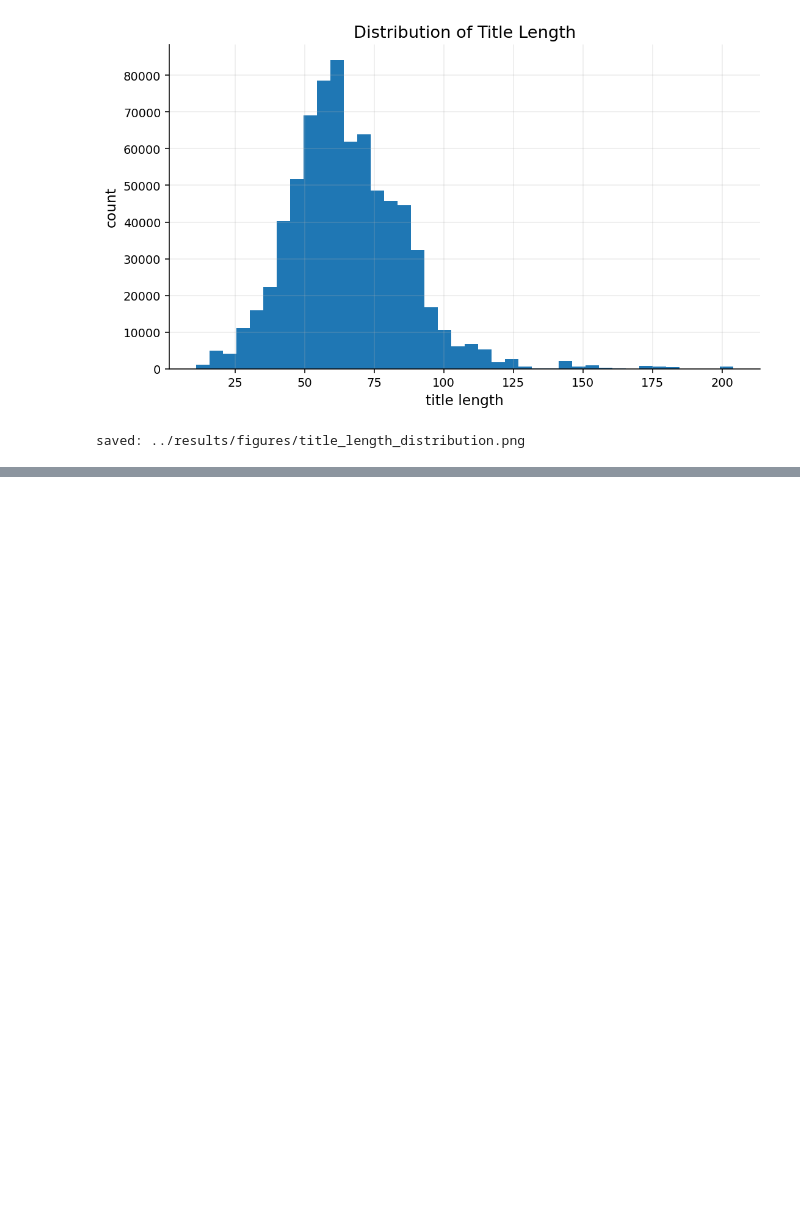
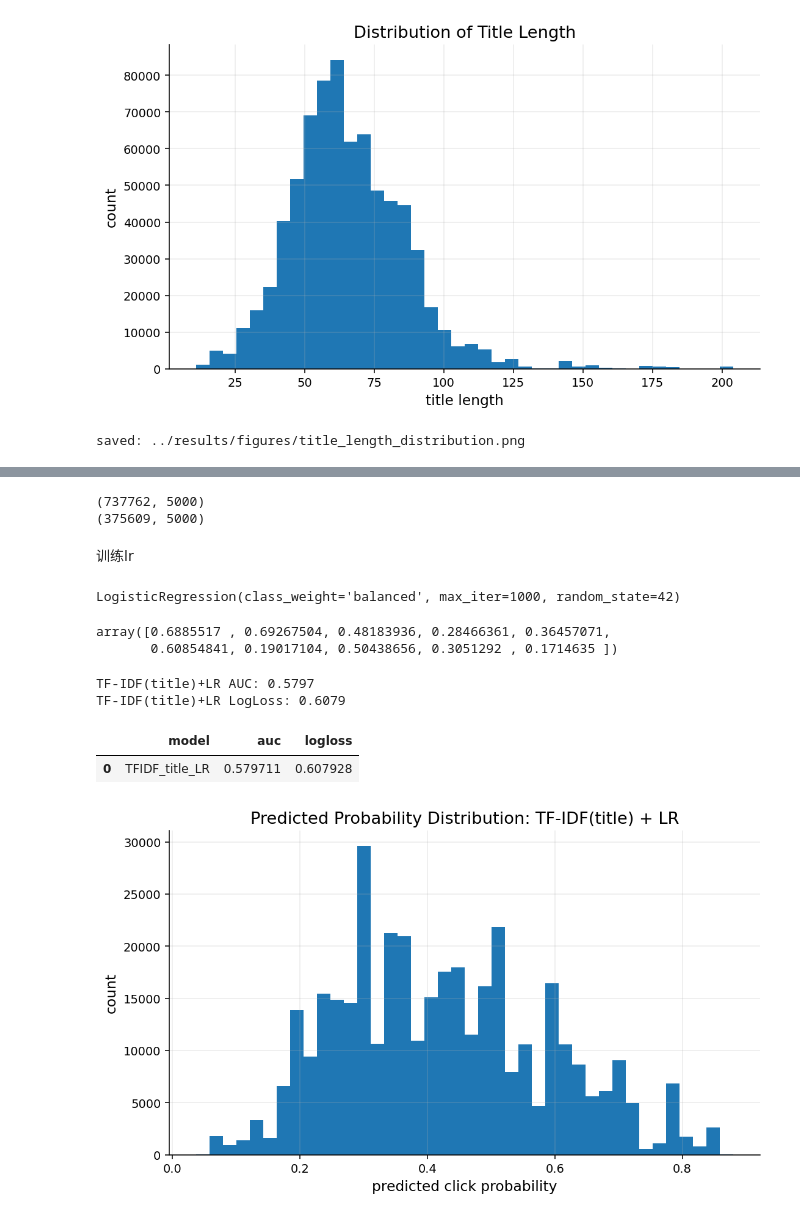
Before and after one commit to XvniYuSheng/mind-thesis, a Jupyter notebook: notebooks/03_baseline_lr_lgb.ipynb, the cells around one changed output, grey strips where cells are left out. Cells and saved outputs as stored; diff of their text form; code cells hidden in the pictures; blank space fills up the shorter version.

Commit message:
run tfidf title logistic regression baseline

```diff
--- a/notebooks/03_baseline_lr_lgb.ipynb
+++ b/notebooks/03_baseline_lr_lgb.ipynb
@@ -190,0 +197,65 @@ saved: ../results/figures/title_length_distribution.png
+# %%
+tfidf_title = TfidfVectorizer(
+    max_features=5000,
+    ngram_range=(1, 2),
+    min_df=3
+)
+
+X_train_title = tfidf_title.fit_transform(train_df["title_text"])
+X_valid_title = tfidf_title.transform(valid_df["title_text"])
+
+print(X_train_title.shape)
+print(X_valid_title.shape)
+# %% [output]
+(737762, 5000)
+(375609, 5000)
+# %% [markdown]
+训练lr
+# %%
+lr_title = LogisticRegression(
+    max_iter=1000,
+    class_weight="balanced",
+    random_state=42
+)
+
+lr_title.fit(X_train_title, y_train)
+# %% [output]
+LogisticRegression(class_weight='balanced', max_iter=1000, random_state=42)
+# %%
+valid_pred_title = lr_title.predict_proba(X_valid_title)[:, 1]
+valid_pred_title[:10]
+# %% [output]
+array([0.6885517 , 0.69267504, 0.48183936, 0.28466361, 0.36457071,
+       0.60854841, 0.19017104, 0.50438656, 0.3051292 , 0.1714635 ])
+# %%
+auc_title = roc_auc_score(y_valid, valid_pred_title)
+logloss_title = log_loss(y_valid, valid_pred_title)
+
+print("TF-IDF(title)+LR AUC:", round(auc_title, 4))
+print("TF-IDF(title)+LR LogLoss:", round(logloss_title, 4))
+# %% [output]
+TF-IDF(title)+LR AUC: 0.5797
+TF-IDF(title)+LR LogLoss: 0.6079
+# %%
+results_list = []
+
+results_list.append({
+    "model": "TFIDF_title_LR",
+    "auc": auc_title,
+    "logloss": logloss_title
+})
+
+pd.DataFrame(results_list)
+# %% [output]
+|  | model | auc | logloss |
+| 0 | TFIDF_title_LR | 0.579711 | 0.607928 |
+# %%
+fig, ax = plt.subplots(figsize=(8, 4.8))
+ax.hist(valid_pred_title, bins=40)
+ax.set_title("Predicted Probability Distribution: TF-IDF(title) + LR")
+ax.set_xlabel("predicted click probability")
+ax.set_ylabel("count")
+plt.tight_layout()
+plt.show()
+# %% [output]
+[figure, added]
```
Also changed, not shown: parts of 2 cells of this notebook.
